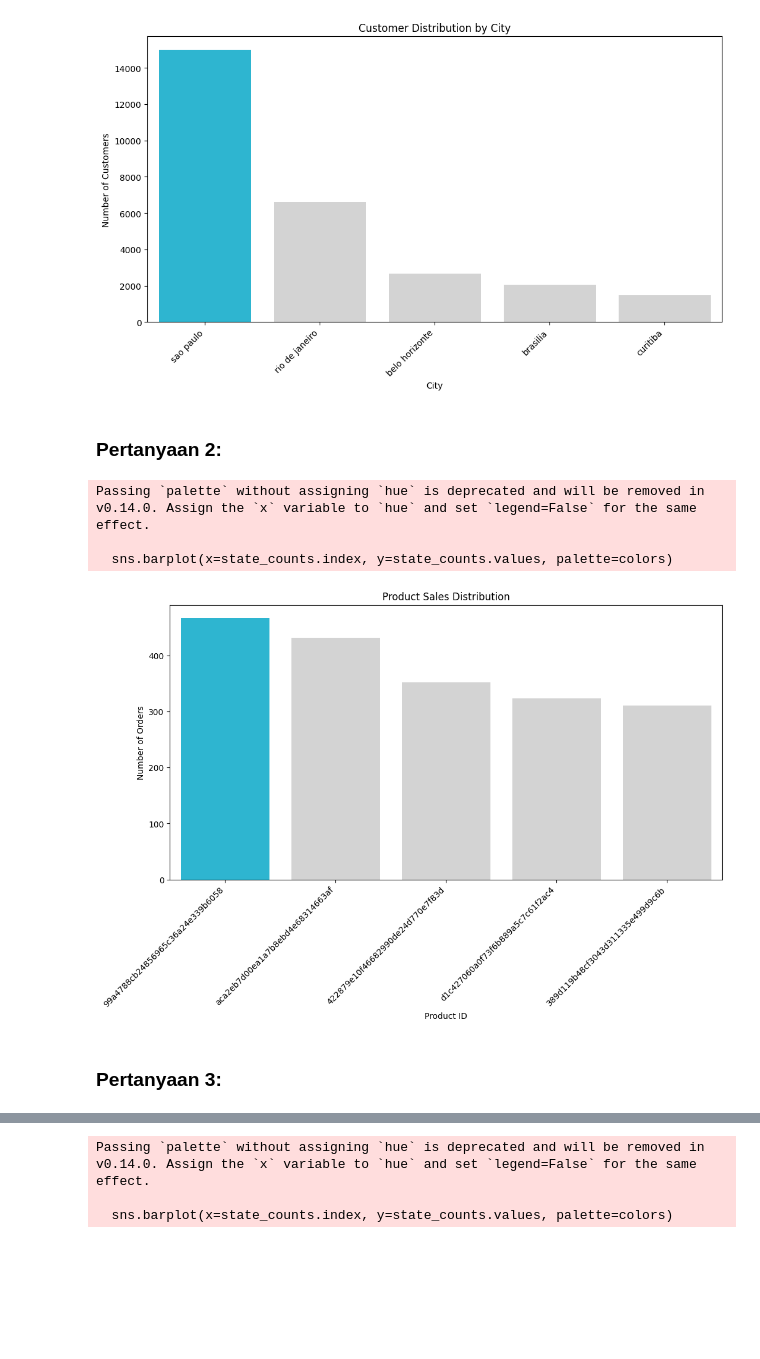
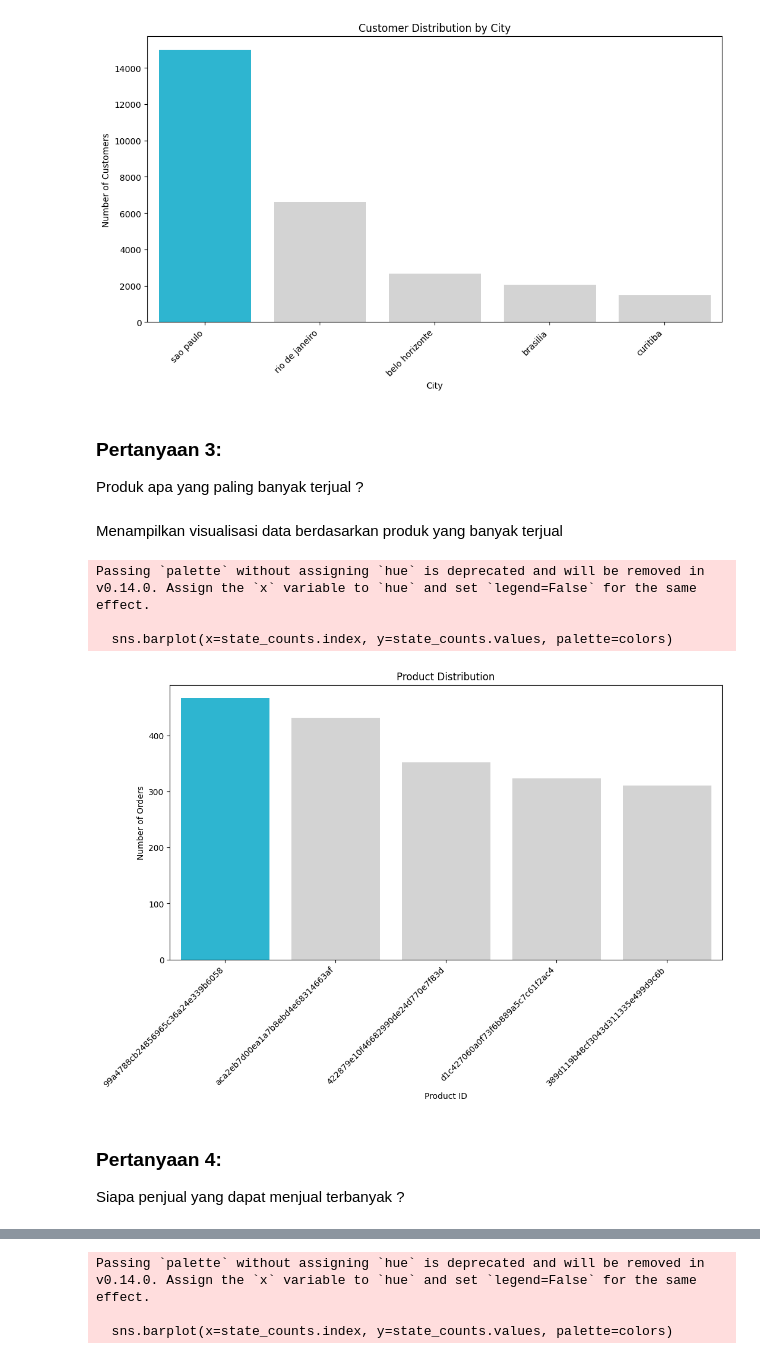
Before and after one commit to suryaadi45/Submision, a Jupyter notebook: notebook.ipynb, the cells around one changed output, grey strips where cells are left out. Drawn from its saved outputs; the diff is of its cells as text; code cells hidden in the pictures; blank space fills up the shorter version.

```diff
--- a/notebook.ipynb
+++ b/notebook.ipynb
@@ -579,22 +578,28 @@ Passing `palette` without assigning `hue` is deprecated and will be removed in v
 
   sns.barplot(x=state_counts.index, y=state_counts.values, palette=colors)
 [figure]
-# %% [markdown]
-### Pertanyaan 2:
+# %% [markdown]
+### Pertanyaan 3:
+
+Produk apa yang paling banyak terjual ?
+# %% [markdown]
+Menampilkan visualisasi data berdasarkan produk yang banyak terjual
 # %%
 state_counts = orders_items_df.groupby('product_id')['order_id'].nunique().sort_values(ascending=False).head(5)
 
 plt.figure(figsize=(12, 6))
 colors = ["#13C7EB", "#D3D3D3", "#D3D3D3", "#D3D3D3", "#D3D3D3"]
 sns.barplot(x=state_counts.index, y=state_counts.values, palette=colors)
-plt.title('Product Sales Distribution')
+plt.title('Product Distribution')
 plt.xlabel('Product ID')
 plt.ylabel('Number of Orders')
 _ = plt.xticks(rotation=45, ha='right')
 # %% [output]
 Passing `palette` without assigning `hue` is deprecated and will be removed in v0.14.0. Assign the `x` variable to `hue` and set `legend=False` for the same effect.
 
   sns.barplot(x=state_counts.index, y=state_counts.values, palette=colors)
-[figure, old version]
+[figure, new version]
-# %% [markdown]
-### Pertanyaan 3:
+# %% [markdown]
+### Pertanyaan 4:
+
+Siapa penjual yang dapat menjual terbanyak ?
```
Also changed, not shown: parts of 39 cells of this notebook.
